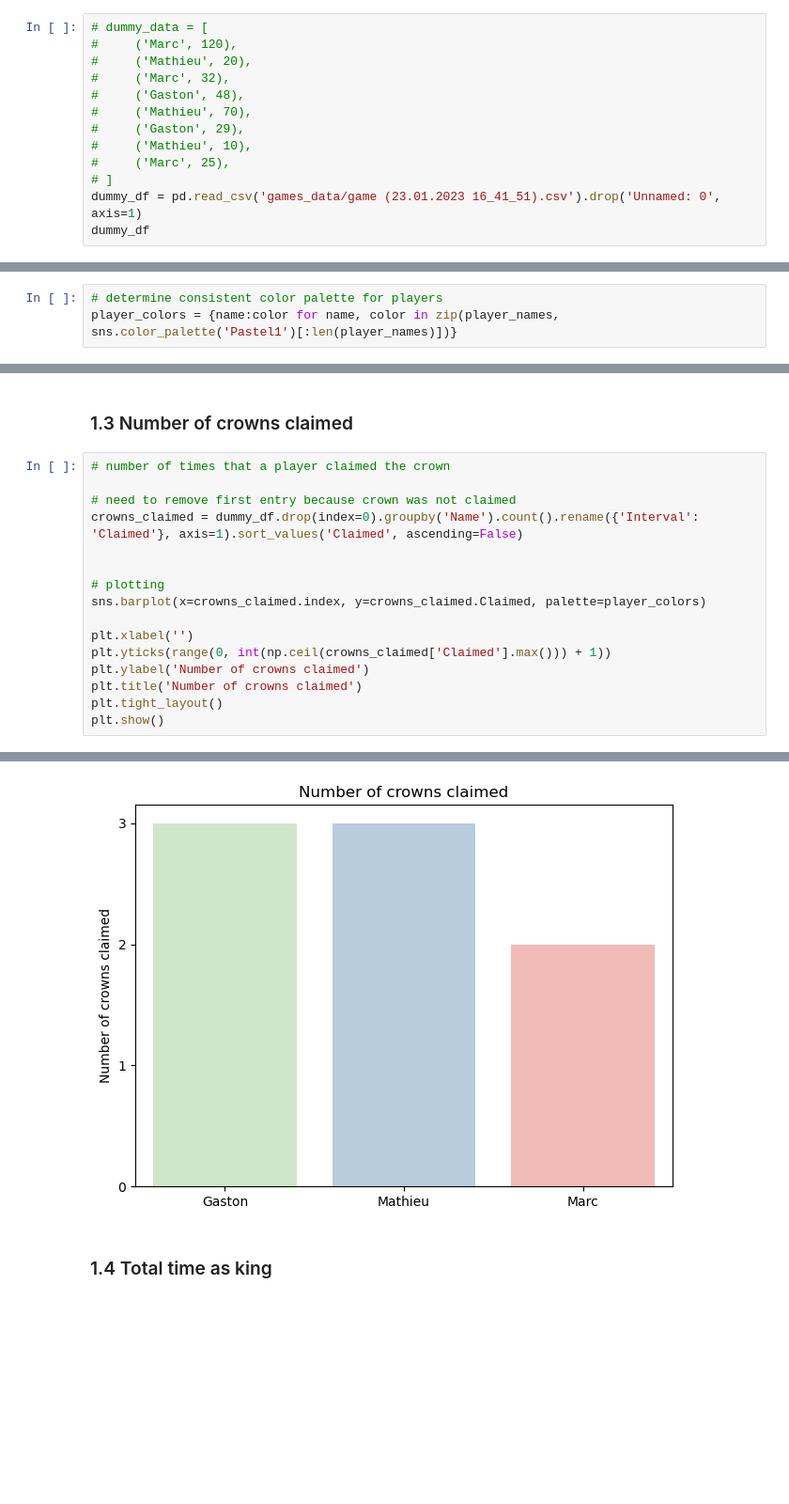
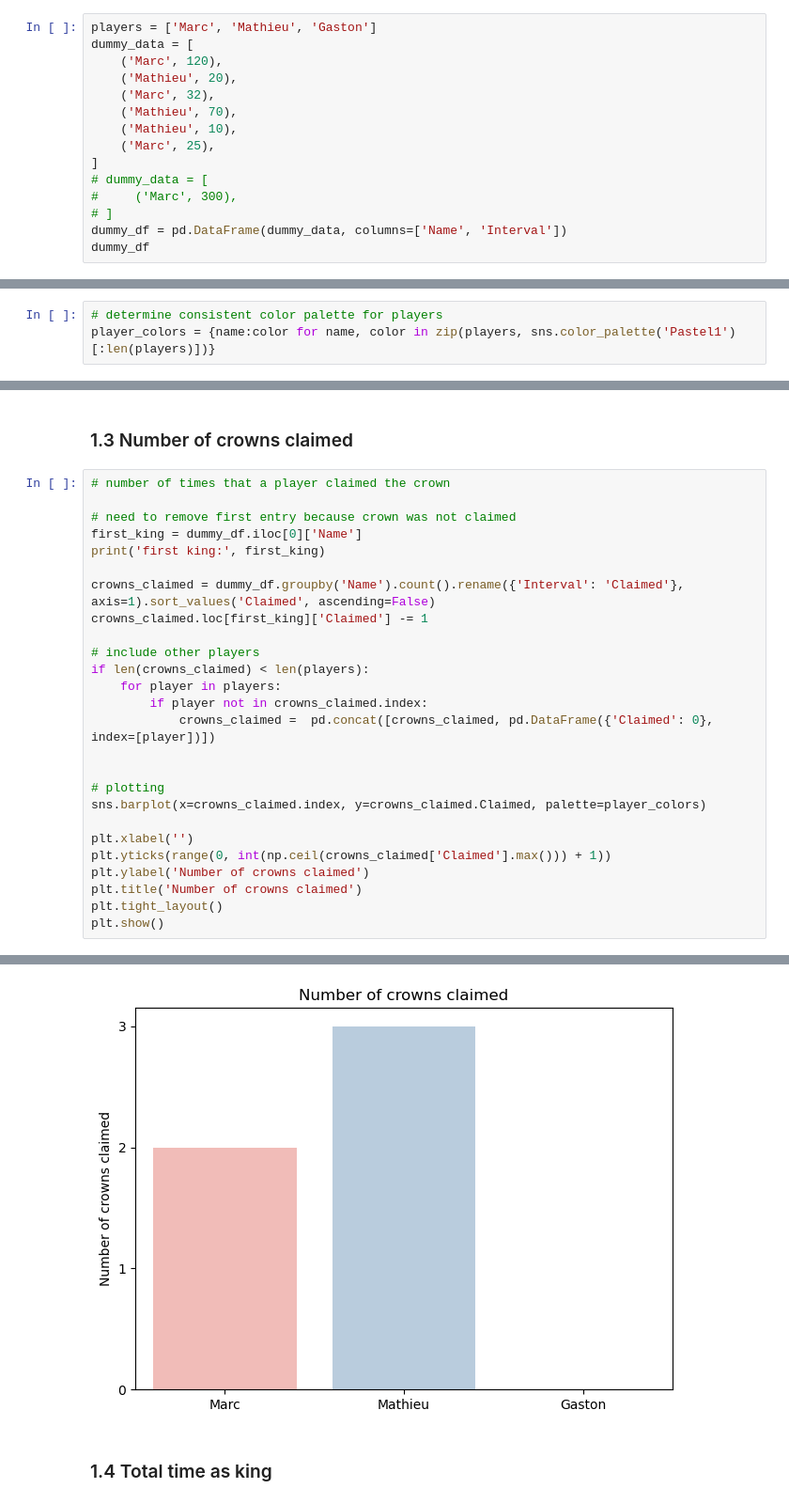
Before and after one commit to Wolgamonox/koth-ping-pong-website, a Jupyter notebook: analysis_exploration.ipynb, the cells around one changed output, grey strips where cells are left out. Shown at 94% size. Cells and saved outputs as stored; diff of their text form; blank space fills up the shorter version.

```diff
--- a/analysis_exploration.ipynb
+++ b/analysis_exploration.ipynb
@@ -17,15 +58,17 @@ from datetime import timedelta
 # %%
+players = ['Marc', 'Mathieu', 'Gaston']
+dummy_data = [
+    ('Marc', 120),
+    ('Mathieu', 20),
+    ('Marc', 32),
+    ('Mathieu', 70),
+    ('Mathieu', 10),
+    ('Marc', 25),
+]
 # dummy_data = [
-#     ('Marc', 120),
-#     ('Mathieu', 20),
-#     ('Marc', 32),
-#     ('Gaston', 48),
-#     ('Mathieu', 70),
-#     ('Gaston', 29),
-#     ('Mathieu', 10),
-#     ('Marc', 25),
+#     ('Marc', 300),
 # ]
-dummy_df = pd.read_csv('games_data/game (23.01.2023 16_41_51).csv').drop('Unnamed: 0', axis=1)
+dummy_df = pd.DataFrame(dummy_data, columns=['Name', 'Interval'])
 dummy_df
 # %% [output]
 |  | Name | Interval |
@@ -56,7 +95,7 @@ print(player_names)
 Assign a color to each player for better plotting.
 # %%
 # determine consistent color palette for players
-player_colors = {name:color for name, color in zip(player_names, sns.color_palette('Pastel1')[:len(player_names)])}
+player_colors = {name:color for name, color in zip(players, sns.color_palette('Pastel1')[:len(players)])}
 # %% [markdown]
 ### 1.2 First and last king
 # %%
@@ -71,7 +110,17 @@ Last king: Marc
 # number of times that a player claimed the crown
 
 # need to remove first entry because crown was not claimed
-crowns_claimed = dummy_df.drop(index=0).groupby('Name').count().rename({'Interval': 'Claimed'}, axis=1).sort_values('Claimed', ascending=False)
+first_king = dummy_df.iloc[0]['Name']
+print('first king:', first_king)
+
+crowns_claimed = dummy_df.groupby('Name').count().rename({'Interval': 'Claimed'}, axis=1).sort_values('Claimed', ascending=False)
+crowns_claimed.loc[first_king]['Claimed'] -= 1
+
+# include other players
+if len(crowns_claimed) < len(players):
+    for player in players:
+        if player not in crowns_claimed.index:
+            crowns_claimed =  pd.concat([crowns_claimed, pd.DataFrame({'Claimed': 0}, index=[player])])
 
 
 # plotting
@@ -87,4 +137,4 @@ plt.show()
-[figure, old version]
+[figure, new version]
 # %% [markdown]
 ### 1.4 Total time as king
 # %%
```
Also changed, not shown: parts of 21 cells of this notebook, 3 other files.
